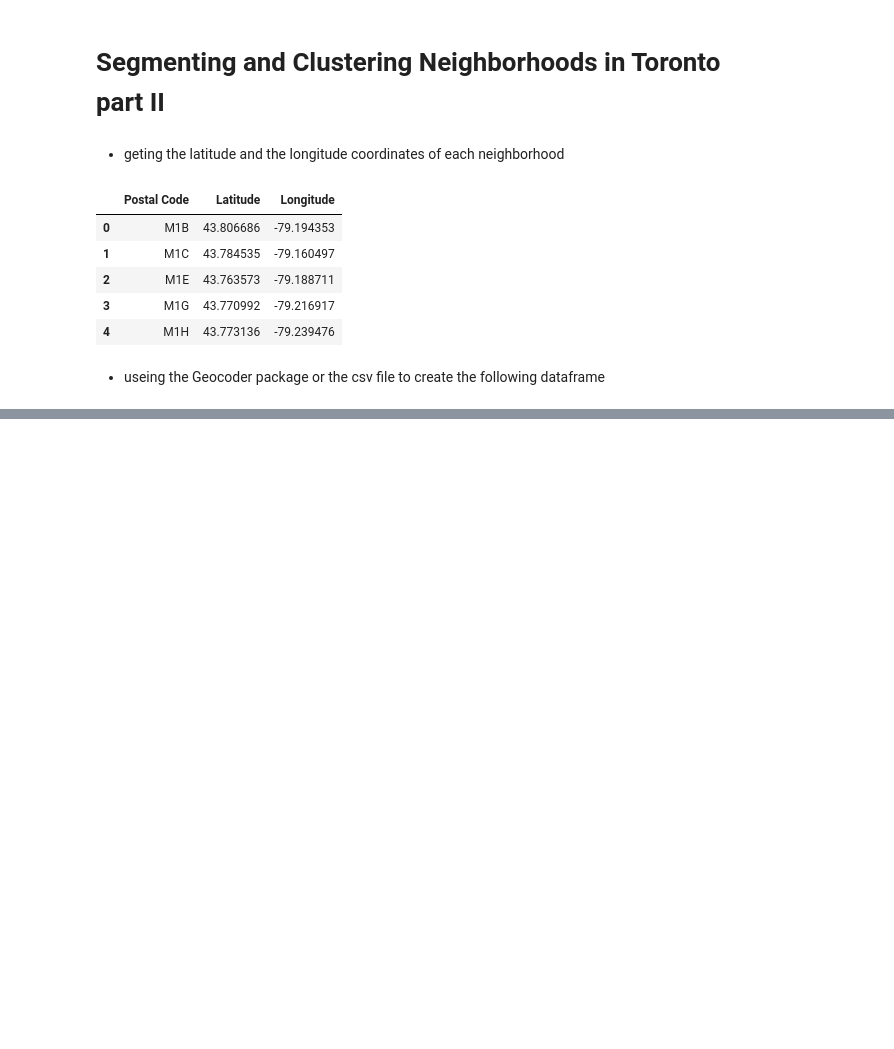
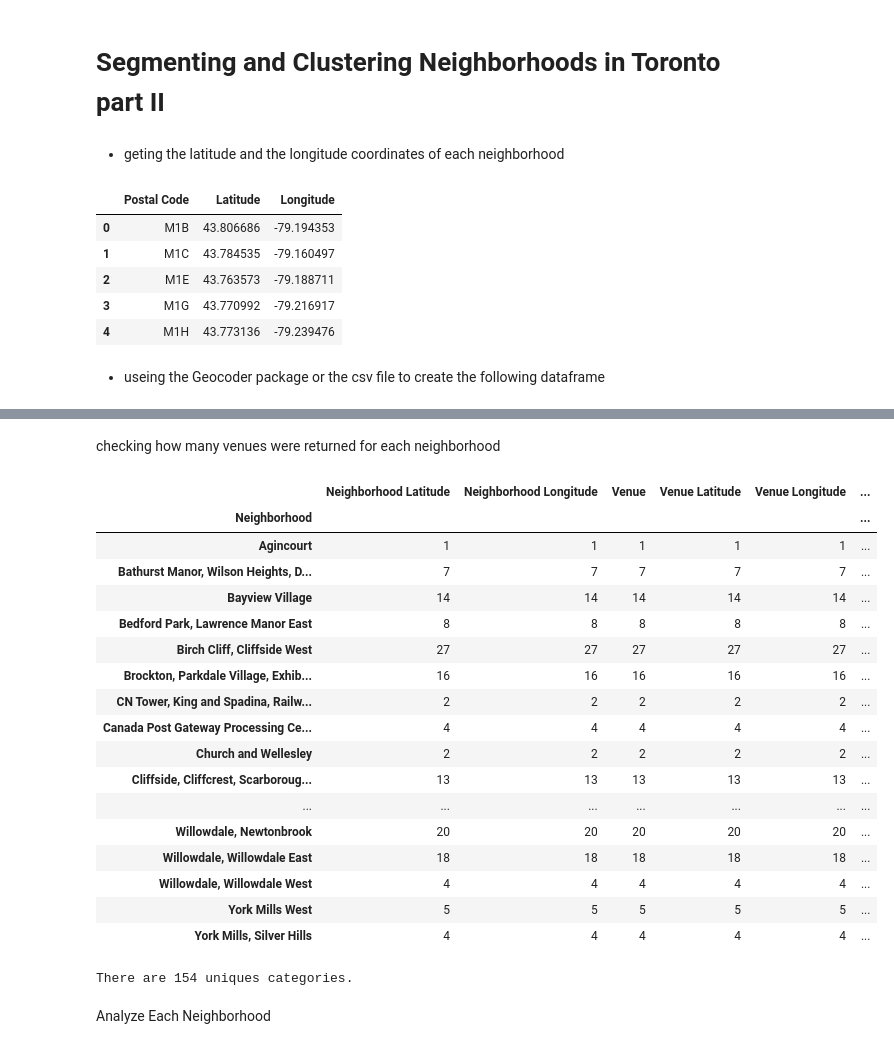
Before and after one commit to MC-01/notebook, a Jupyter notebook: Segmenting and Clustering Neighbourhoods in Toront.ipynb, the cells around one changed output, grey strips where cells are left out. Drawn from its saved outputs; the diff is of its cells as text; code cells hidden in the pictures; blank space fills up the shorter version.

```diff
--- a/Segmenting and Clustering Neighbourhoods in Toront.ipynb
+++ b/Segmenting and Clustering Neighbourhoods in Toront.ipynb
@@ -188,0 +255,19 @@ Bor_gecod = pd.merge(df, gecod, on = 'Postcode', how = 'inner')
+# %%
+# create map of Toronto using latitude and longitude values
+map_toronto = folium.Map(location=[latitude, longitude], zoom_start=10)
+
+# add markers to map
+for lat, lng, borough, neighborhood in zip(df['Latitude'], df['Longitude'], df['Borough'], df['Neighborhood']):
+    label = '{}, {}'.format(neighborhood, borough)
+    label = folium.Popup(label, parse_html=True)
+    folium.CircleMarker(
+        [lat, lng],
+        radius=5,
+        popup=label,
+        color='blue',
+        fill=True,
+        fill_color='#3186cc',
+        fill_opacity=0.7,
+        parse_html=False).add_to(map_toronto)
+
+map_toronto
@@ -188,0 +372,29 @@ Bor_gecod = pd.merge(df, gecod, on = 'Postcode', how = 'inner')
+# %% [markdown]
+ checking how many venues were returned for each neighborhood
+# %%
+toronto_venues.groupby('Neighborhood').count()
+# %% [output]
+|  | Neighborhood Latitude | Neighborhood Longitude | Venue | Venue Latitude | Venue Longitude | ... |
+| Neighborhood |  |  |  |  |  | ... |
+| Agincourt | 1 | 1 | 1 | 1 | 1 | ... |
+| Bathurst Manor, Wilson Heights, D... | 7 | 7 | 7 | 7 | 7 | ... |
+| Bayview Village | 14 | 14 | 14 | 14 | 14 | ... |
+| Bedford Park, Lawrence Manor East | 8 | 8 | 8 | 8 | 8 | ... |
+| Birch Cliff, Cliffside West | 27 | 27 | 27 | 27 | 27 | ... |
+| Brockton, Parkdale Village, Exhib... | 16 | 16 | 16 | 16 | 16 | ... |
+| CN Tower, King and Spadina, Railw... | 2 | 2 | 2 | 2 | 2 | ... |
+| Canada Post Gateway Processing Ce... | 4 | 4 | 4 | 4 | 4 | ... |
+| Church and Wellesley | 2 | 2 | 2 | 2 | 2 | ... |
+| Cliffside, Cliffcrest, Scarboroug... | 13 | 13 | 13 | 13 | 13 | ... |
+| ... | ... | ... | ... | ... | ... | ... |
+| Willowdale, Newtonbrook | 20 | 20 | 20 | 20 | 20 | ... |
+| Willowdale, Willowdale East | 18 | 18 | 18 | 18 | 18 | ... |
+| Willowdale, Willowdale West | 4 | 4 | 4 | 4 | 4 | ... |
+| York Mills West | 5 | 5 | 5 | 5 | 5 | ... |
+| York Mills, Silver Hills | 4 | 4 | 4 | 4 | 4 | ... |
+# %%
+print('There are {} uniques categories.'.format(len(toronto_venues['Venue Category'].unique())))
+# %% [output]
+There are 154 uniques categories.
+# %% [markdown]
+Analyze Each Neighborhood
```
Also changed, not shown: parts of 56 cells of this notebook.
